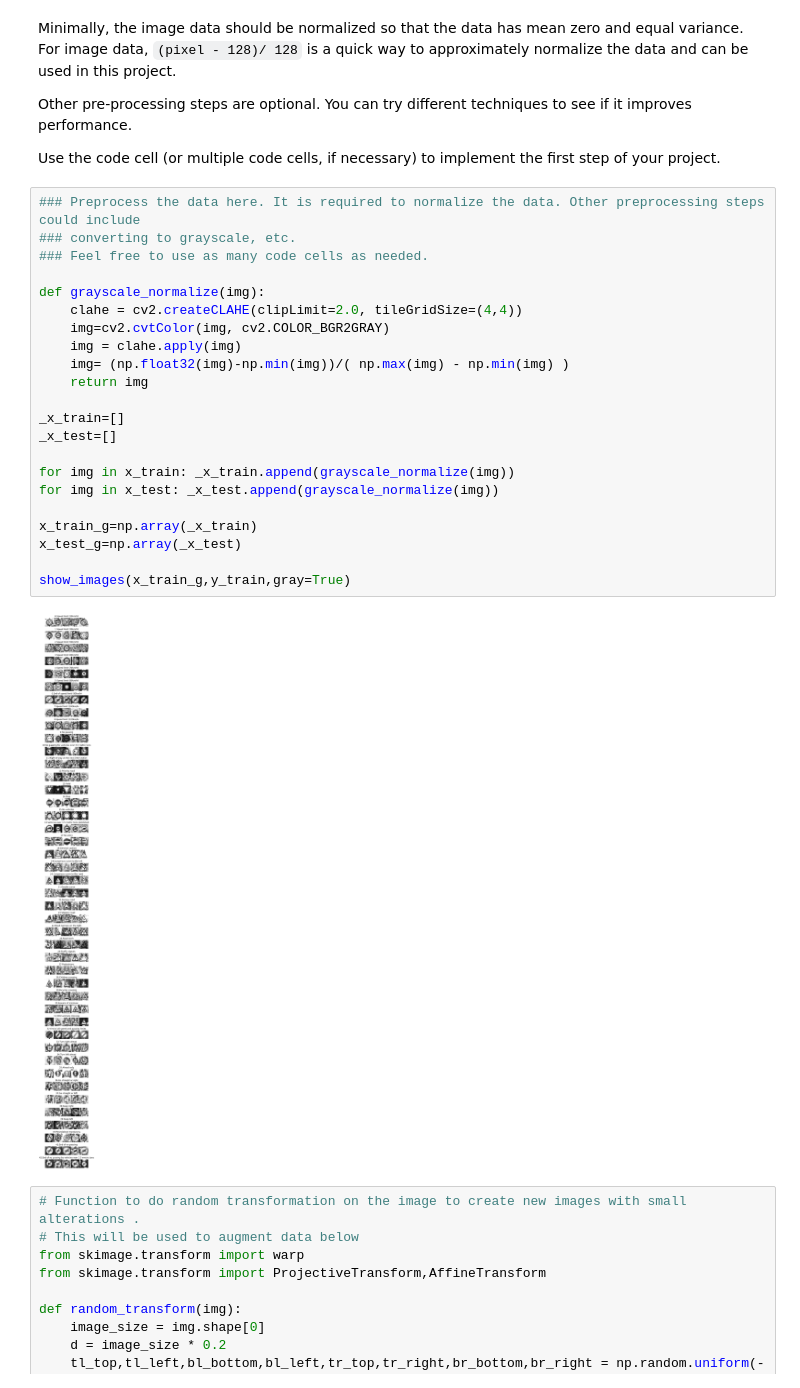
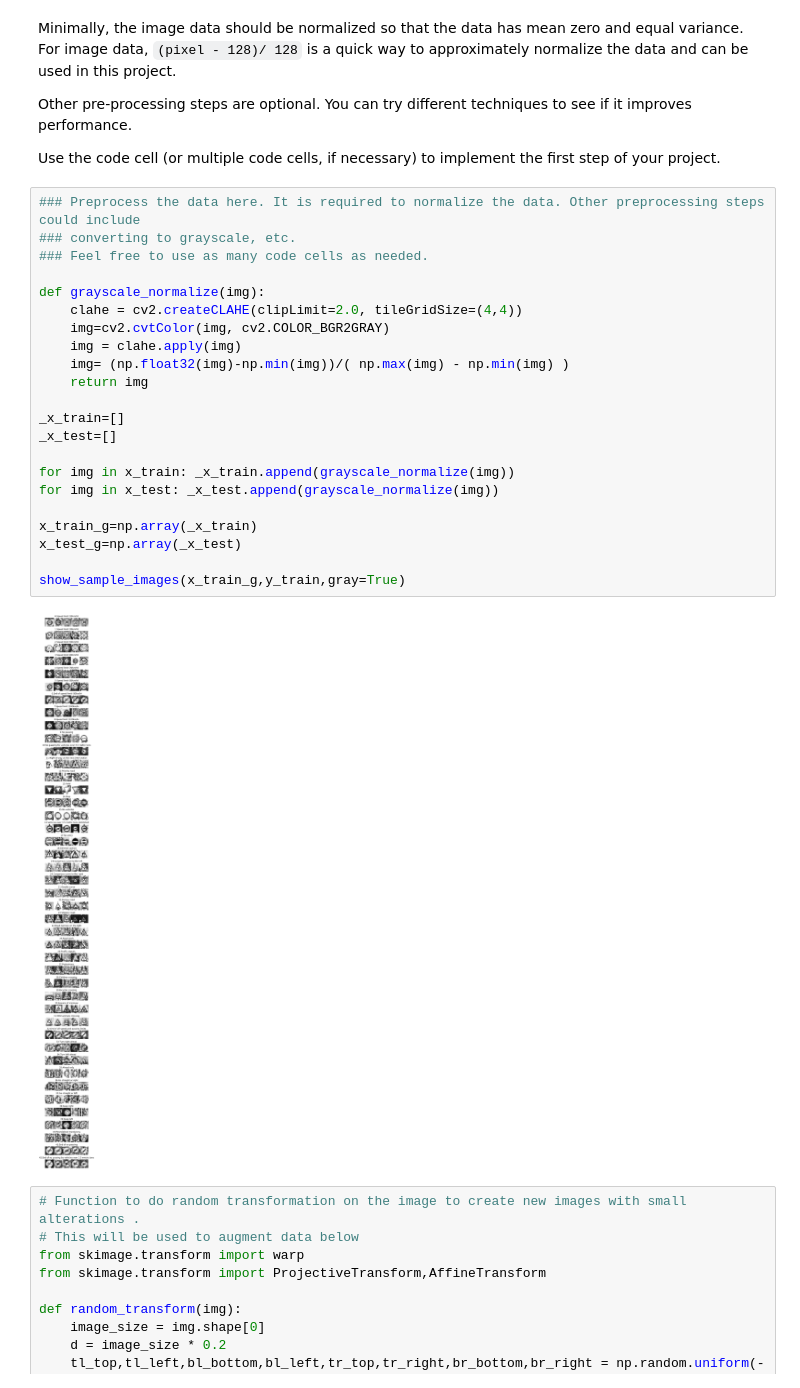
Before and after one commit to praveenmarothu/P2-Traffic-Sign-Classifier, a Jupyter notebook: Traffic_Sign_Classifier.ipynb, the cells around one changed output. Drawn from its saved outputs; the diff is of its cells as text.

```diff
--- a/Traffic_Sign_Classifier.ipynb
+++ b/Traffic_Sign_Classifier.ipynb
@@ -188,27 +188,27 @@ Use the code cell (or multiple code cells, if necessary) to implement the first
 # %%
 ### Preprocess the data here. It is required to normalize the data. Other preprocessing steps could include
 ### converting to grayscale, etc.
 ### Feel free to use as many code cells as needed.
 
 def grayscale_normalize(img):
     clahe = cv2.createCLAHE(clipLimit=2.0, tileGridSize=(4,4))
     img=cv2.cvtColor(img, cv2.COLOR_BGR2GRAY)
     img = clahe.apply(img)
     img= (np.float32(img)-np.min(img))/( np.max(img) - np.min(img) )
     return img
 
 _x_train=[]
 _x_test=[]
 
 for img in x_train: _x_train.append(grayscale_normalize(img))
 for img in x_test: _x_test.append(grayscale_normalize(img))
 
 x_train_g=np.array(_x_train)
 x_test_g=np.array(_x_test)
 
-show_images(x_train_g,y_train,gray=True)
+show_sample_images(x_train_g,y_train,gray=True)
 # %% [output]
-[figure, old version]
+[figure, new version]
 # %%
 # Function to do random transformation on the image to create new images with small alterations .
 # This will be used to augment data below
```
Also changed, not shown: parts of 8 cells of this notebook, 3 other files.
